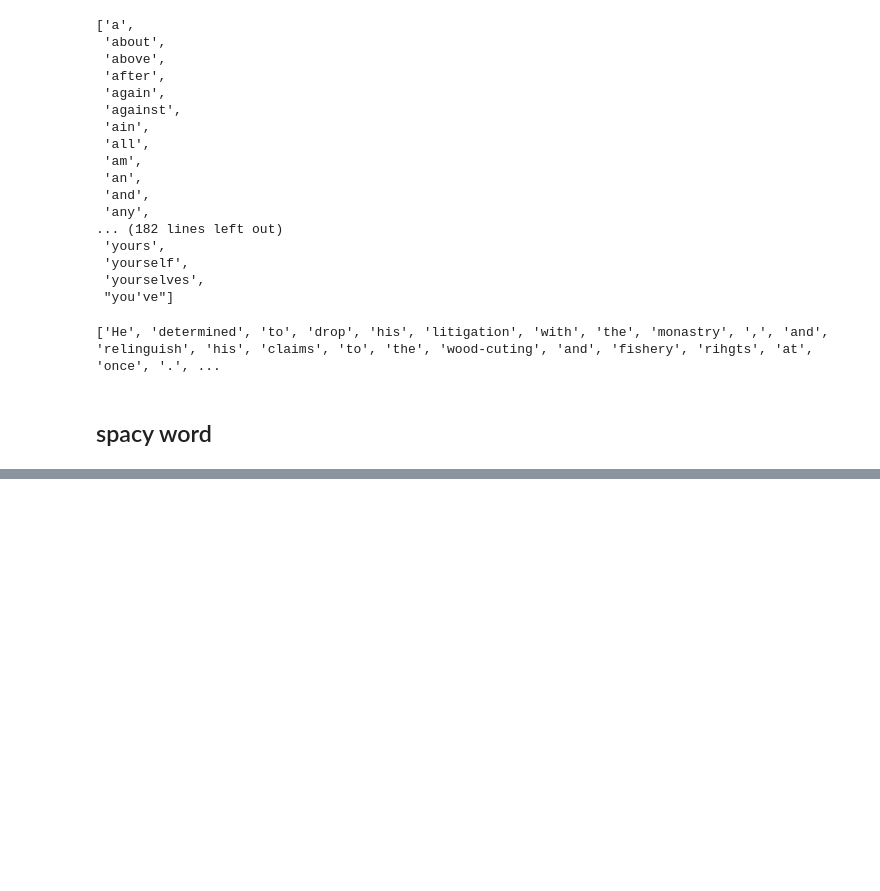
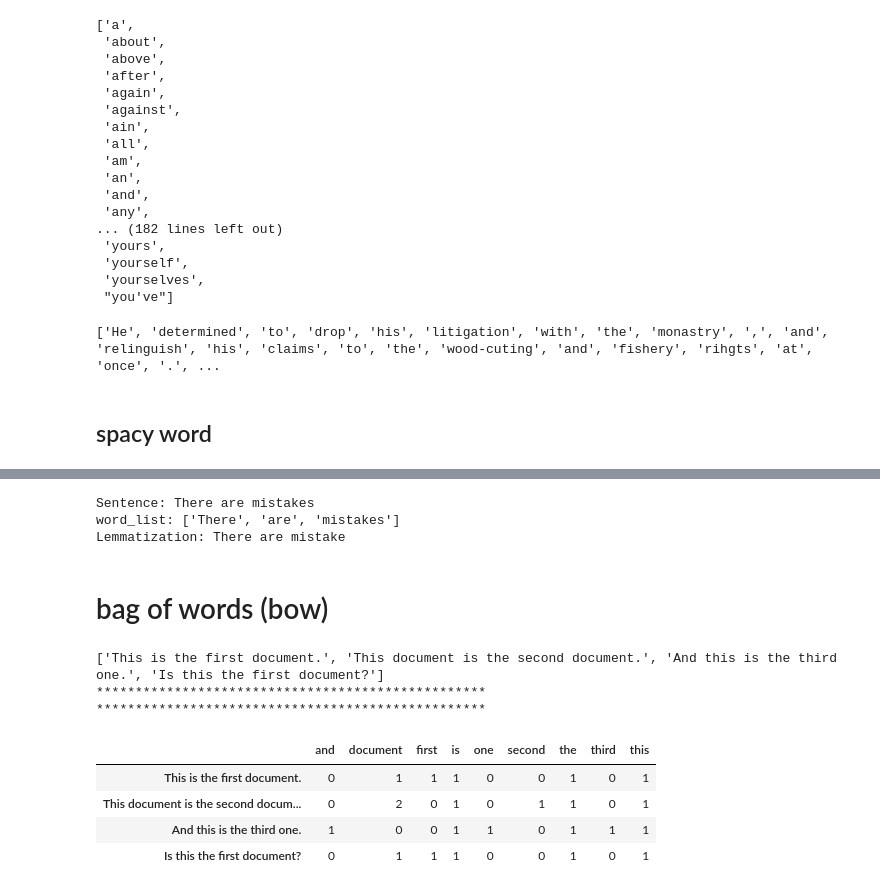
Before and after one commit to Bhavanasri30/AICTW, a Jupyter notebook: nlp.ipynb, the cells around one changed output, grey strips where cells are left out. Drawn from its saved outputs; the diff is of its cells as text; code cells hidden in the pictures; blank space fills up the shorter version.

```diff
--- a/nlp.ipynb
+++ b/nlp.ipynb
@@ -100,0 +178,40 @@ ModuleNotFoundError: No module named 'collection'
+# %%
+sentence = "There are mistakes"
+print(f'Sentence: {sentence}')
+
+word_list = nltk.word_tokenize(sentence)
+print(f'word_list: {word_list}')
+
+lemmatized_output = ' '.join([lemmatizer.lemmatize(w) for w in word_list])
+print(f'Lemmatization: {lemmatized_output}')
+# %% [output]
+Sentence: There are mistakes
+word_list: ['There', 'are', 'mistakes']
+Lemmatization: There are mistake
+# %% [markdown]
+# bag of words (bow)
+# %%
+import pandas as pd
+text = ['This is the first document.',
+        'This document is the second document.',
+        'And this is the third one.',
+        'Is this the first document?']
+print(text)
+print("*"*50)
+print("*"*50)
+from sklearn.feature_extraction.text import CountVectorizer
+vectorizer = CountVectorizer()
+X = vectorizer.fit_transform(text)
+columns = vectorizer.get_feature_names_out()
+
+df =  pd.DataFrame(X.toarray(), columns=columns, index = text)
+df
+# %% [output]
+['This is the first document.', 'This document is the second document.', 'And this is the third one.', 'Is this the first document?']
+**************************************************
+**************************************************
+|  | and | document | first | is | one | second | the | third | this |
+| This is the first document. | 0 | 1 | 1 | 1 | 0 | 0 | 1 | 0 | 1 |
+| This document is the second docum... | 0 | 2 | 0 | 1 | 0 | 1 | 1 | 0 | 1 |
+| And this is the third one. | 1 | 0 | 0 | 1 | 1 | 0 | 1 | 1 | 1 |
+| Is this the first document? | 0 | 1 | 1 | 1 | 0 | 0 | 1 | 0 | 1 |
```
Also changed, not shown: parts of 26 cells of this notebook, 7 other files.
